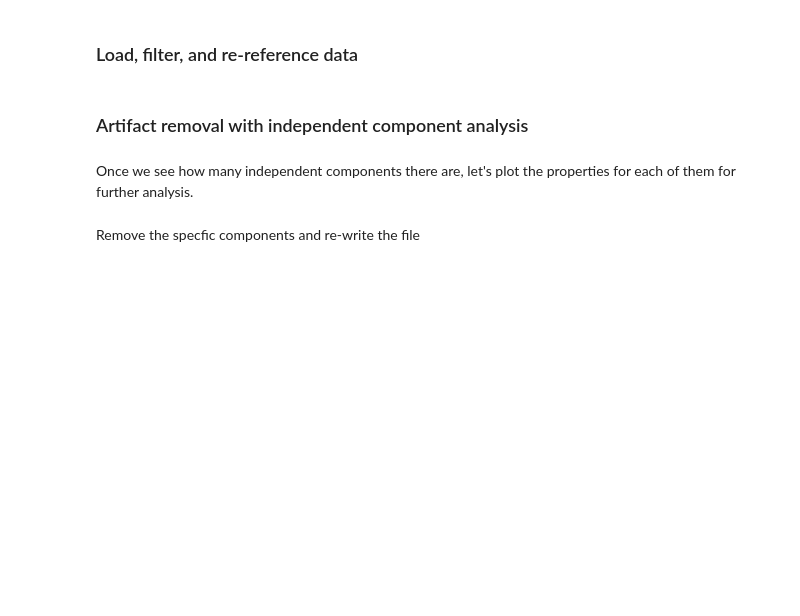
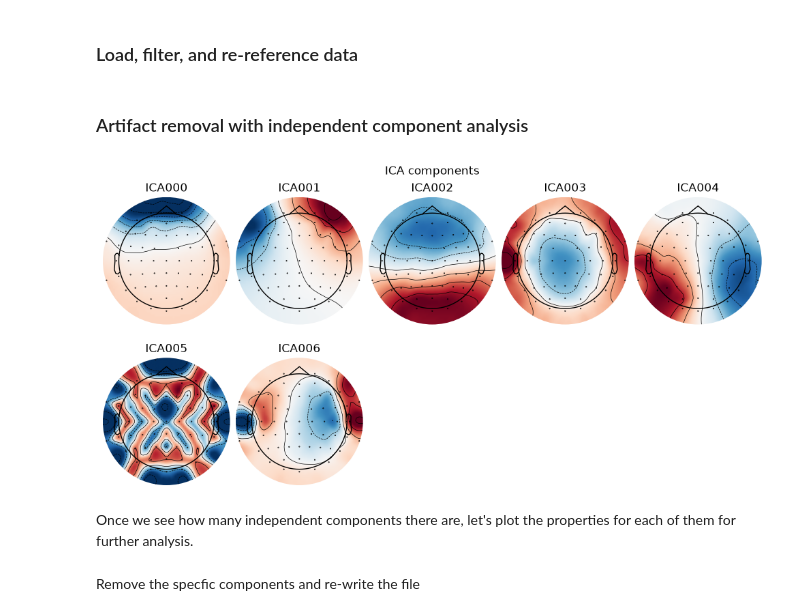
Before and after one commit to atifmmahmud/cognitive-load-biomarkers, a Jupyter notebook: eda.ipynb, the cells around one changed output. Saved outputs shown, nothing was run; the diff lists cells and outputs as text; code cells hidden in the pictures; blank space fills up the shorter version.

```diff
--- a/eda.ipynb
+++ b/eda.ipynb
@@ -96,17 +95,19 @@ for num in participants_appended:
 # %% [markdown]
 ### Artifact removal with independent component analysis
 # %%
-num = 64
+num = 71
 cache_dir = "data/preprocessed-eeg"
 
 cached_file = f"{cache_dir}/sub-0{num}-task-eeg_preprocessed.fif"
 if os.path.exists(cached_file):
     raw = mne.io.read_raw_fif(cached_file, preload=True)
     ica = mne.preprocessing.ICA(n_components=0.90, method="fastica", random_state=42)
     ica.fit(raw)
     ica.plot_components()
 else:
     print(f"File - {cached_file} not found!")
+# %% [output]
+[figure, added]
 # %% [markdown]
 Once we see how many independent components there are, let's plot the properties for each of them for further analysis.
 # %%
```
Also changed, not shown: parts of 10 cells of this notebook.
